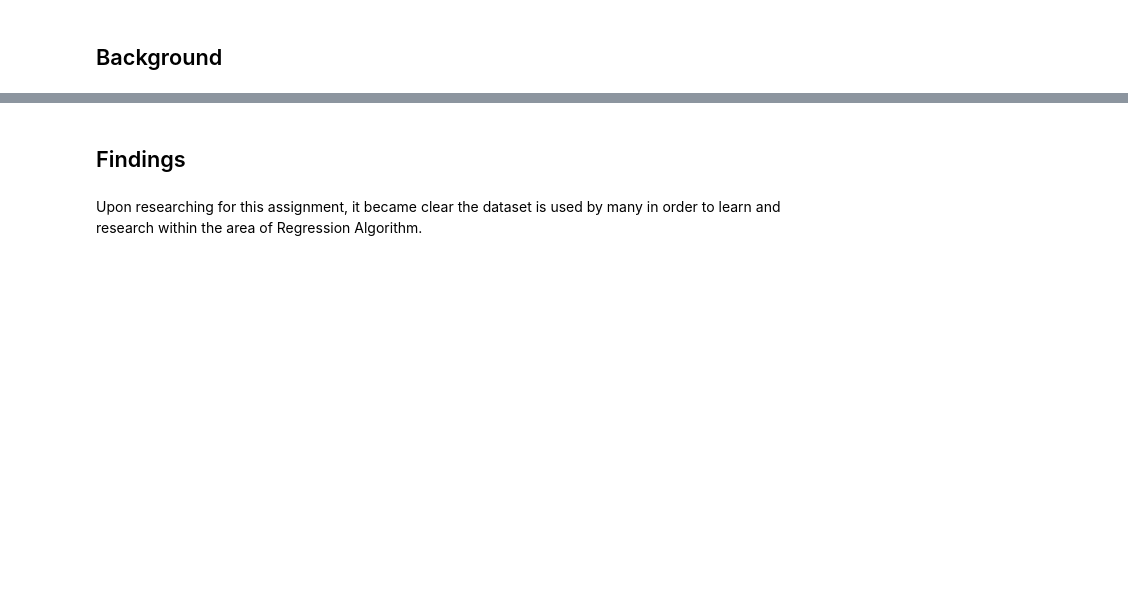
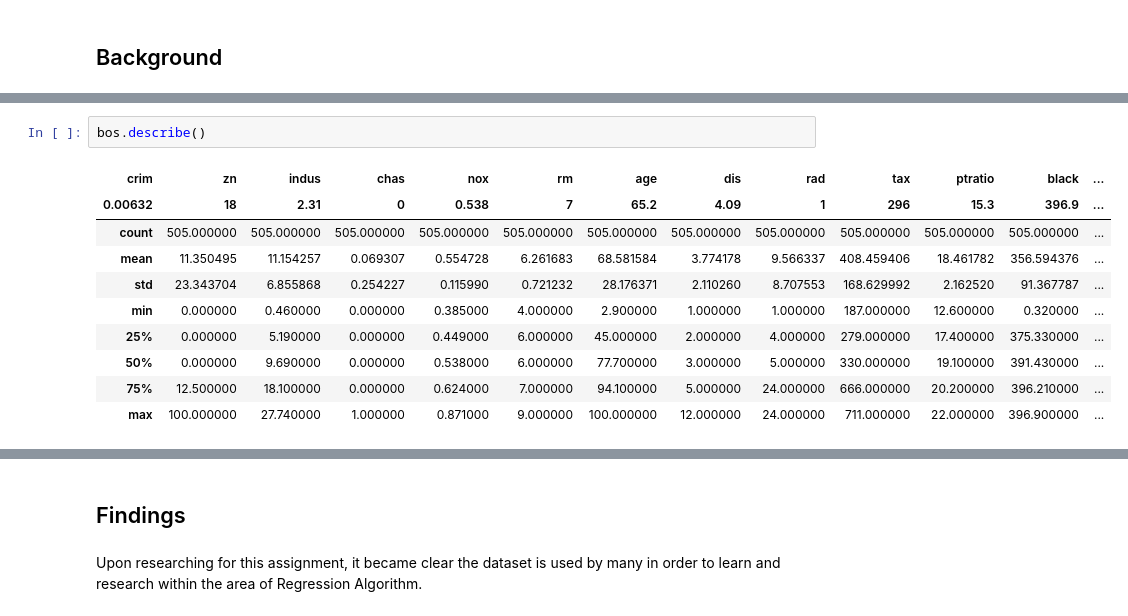
Before and after one commit to vwalsh86/machine_learning, a Jupyter notebook: Boston-House-Prices.ipynb, the cells around one changed output, grey strips where cells are left out. Cells and saved outputs as stored; diff of their text form; blank space fills up the shorter version.

```diff
--- a/Boston-House-Prices.ipynb
+++ b/Boston-House-Prices.ipynb
@@ -72,0 +115,13 @@ https://www.cs.toronto.edu/~delve/data/boston/bostonDetail.html
+# %%
+bos.describe()
+# %% [output]
+| crim | zn | indus | chas | nox | rm | age | dis | rad | tax | ptratio | black | ... |
+| 0.00632 | 18 | 2.31 | 0 | 0.538 | 7 | 65.2 | 4.09 | 1 | 296 | 15.3 | 396.9 | ... |
+| count | 505.000000 | 505.000000 | 505.000000 | 505.000000 | 505.000000 | 505.000000 | 505.000000 | 505.000000 | 505.000000 | 505.000000 | 505.000000 | ... |
+| mean | 11.350495 | 11.154257 | 0.069307 | 0.554728 | 6.261683 | 68.581584 | 3.774178 | 9.566337 | 408.459406 | 18.461782 | 356.594376 | ... |
+| std | 23.343704 | 6.855868 | 0.254227 | 0.115990 | 0.721232 | 28.176371 | 2.110260 | 8.707553 | 168.629992 | 2.162520 | 91.367787 | ... |
+| min | 0.000000 | 0.460000 | 0.000000 | 0.385000 | 4.000000 | 2.900000 | 1.000000 | 1.000000 | 187.000000 | 12.600000 | 0.320000 | ... |
+| 25% | 0.000000 | 5.190000 | 0.000000 | 0.449000 | 6.000000 | 45.000000 | 2.000000 | 4.000000 | 279.000000 | 17.400000 | 375.330000 | ... |
+| 50% | 0.000000 | 9.690000 | 0.000000 | 0.538000 | 6.000000 | 77.700000 | 3.000000 | 5.000000 | 330.000000 | 19.100000 | 391.430000 | ... |
+| 75% | 12.500000 | 18.100000 | 0.000000 | 0.624000 | 7.000000 | 94.100000 | 5.000000 | 24.000000 | 666.000000 | 20.200000 | 396.210000 | ... |
+| max | 100.000000 | 27.740000 | 1.000000 | 0.871000 | 9.000000 | 100.000000 | 12.000000 | 24.000000 | 711.000000 | 22.000000 | 396.900000 | ... |
```
Also changed, not shown: parts of 26 cells of this notebook, 3 other files.
